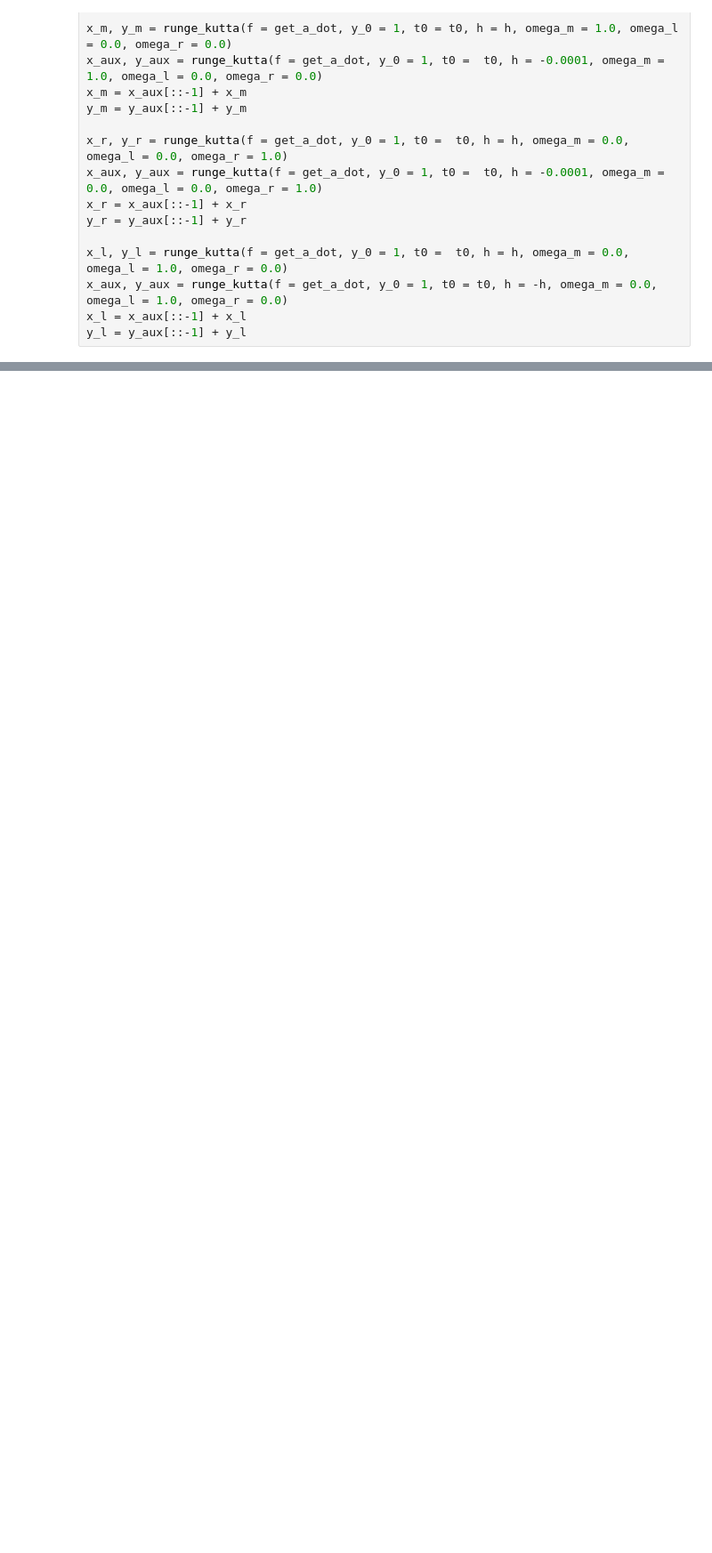
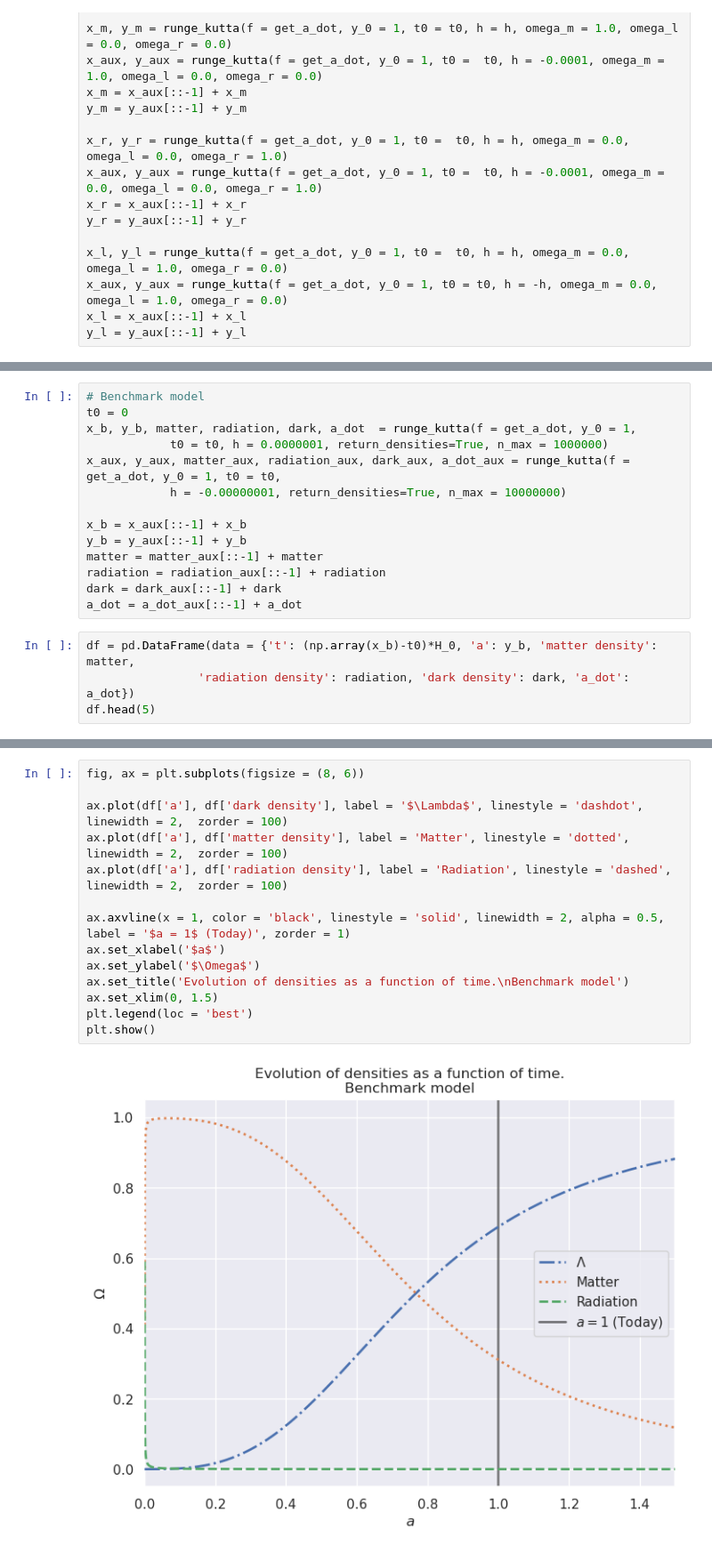
Before and after one commit to GabrielMissael/cosmologia_p1, a Jupyter notebook: proyecto.ipynb, the cells around one changed output, grey strips where cells are left out. Shown at 89% size. Cells and saved outputs as stored; diff of their text form; blank space fills up the shorter version.

```diff
--- a/proyecto.ipynb
+++ b/proyecto.ipynb
@@ -223,0 +239,18 @@ plt.show()
+# %%
+# Benchmark model
+t0 = 0
+x_b, y_b, matter, radiation, dark, a_dot  = runge_kutta(f = get_a_dot, y_0 = 1,
+            t0 = t0, h = 0.0000001, return_densities=True, n_max = 1000000)
+x_aux, y_aux, matter_aux, radiation_aux, dark_aux, a_dot_aux = runge_kutta(f = get_a_dot, y_0 = 1, t0 = t0,
+            h = -0.00000001, return_densities=True, n_max = 10000000)
+
+x_b = x_aux[::-1] + x_b
+y_b = y_aux[::-1] + y_b
+matter = matter_aux[::-1] + matter
+radiation = radiation_aux[::-1] + radiation
+dark = dark_aux[::-1] + dark
+a_dot = a_dot_aux[::-1] + a_dot
+# %%
+df = pd.DataFrame(data = {'t': (np.array(x_b)-t0)*H_0, 'a': y_b, 'matter density': matter,
+                'radiation density': radiation, 'dark density': dark, 'a_dot': a_dot})
+df.head(5)
@@ -223,0 +264,16 @@ plt.show()
+# %%
+fig, ax = plt.subplots(figsize = (8, 6))
+
+ax.plot(df['a'], df['dark density'], label = '$\Lambda$', linestyle = 'dashdot', linewidth = 2,  zorder = 100)
+ax.plot(df['a'], df['matter density'], label = 'Matter', linestyle = 'dotted', linewidth = 2,  zorder = 100)
+ax.plot(df['a'], df['radiation density'], label = 'Radiation', linestyle = 'dashed', linewidth = 2,  zorder = 100)
+
+ax.axvline(x = 1, color = 'black', linestyle = 'solid', linewidth = 2, alpha = 0.5, label = '$a = 1$ (Today)', zorder = 1)
+ax.set_xlabel('$a$')
+ax.set_ylabel('$\Omega$')
+ax.set_title('Evolution of densities as a function of time.\nBenchmark model')
+ax.set_xlim(0, 1.5)
+plt.legend(loc = 'best')
+plt.show()
+# %% [output]
+[figure, added]
```
Also changed, not shown: parts of 34 cells of this notebook.
